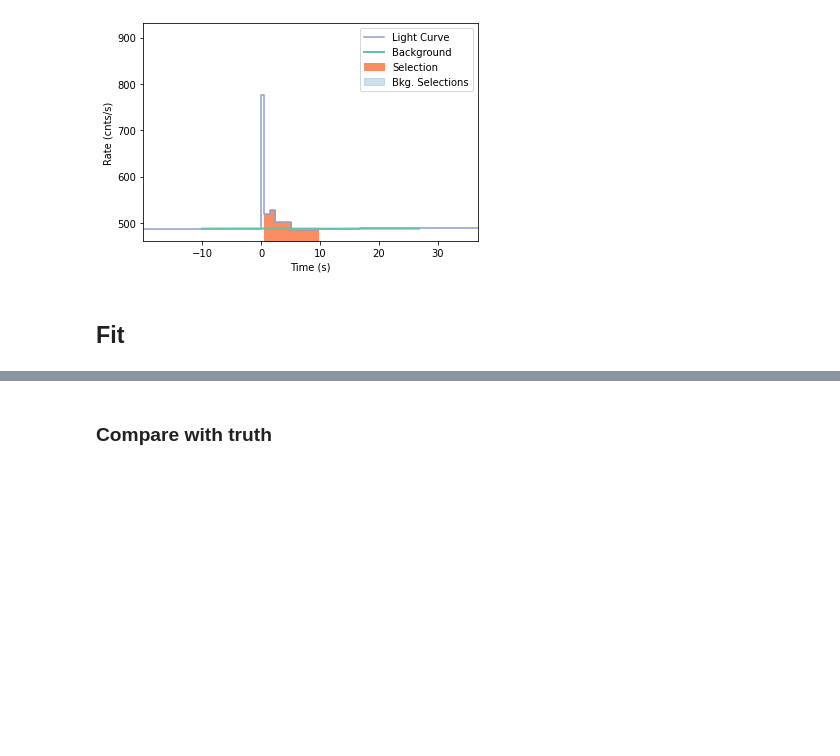
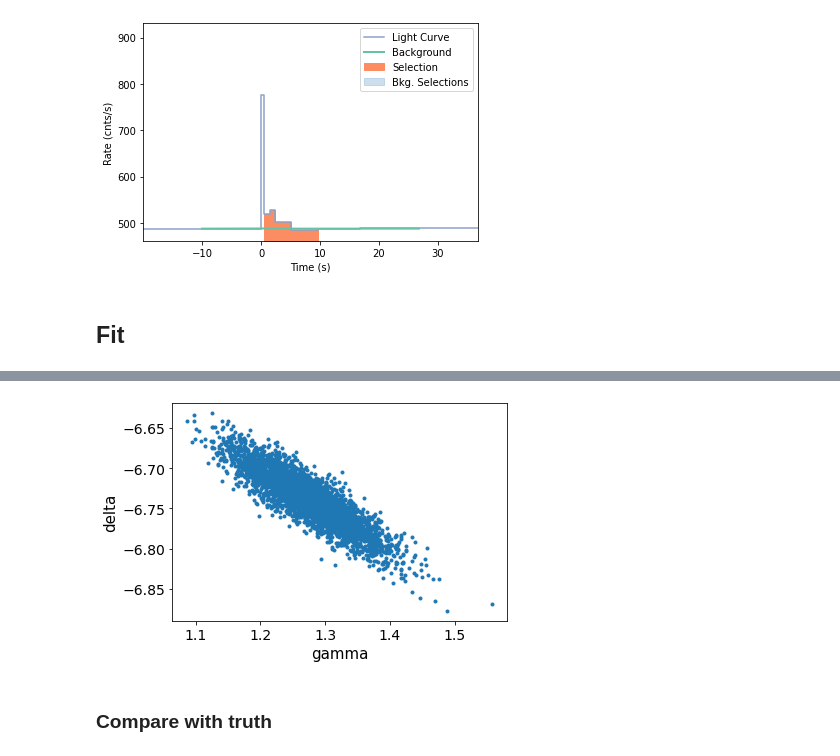
Before and after one commit to grburgess/zusammen, a Jupyter notebook: examples/fit.ipynb, the cells around one changed output, grey strips where cells are left out. Cells and saved outputs as stored; diff of their text form; code cells hidden in the pictures; blank space fills up the shorter version.

```diff
--- a/examples/fit.ipynb
+++ b/examples/fit.ipynb
@@ -109,3 +104,7 @@ array([[<matplotlib.axes._subplots.AxesSubplot object at 0x...>,
+# %%
+arviz.plot_pair(av, var_names=["gamma", "delta"], divergences=True);
+# %% [output]
+[figure, added]
 # %% [markdown]
 ### Compare with truth
 # %%
```
Also changed, not shown: parts of 23 cells of this notebook, 3 other files.
